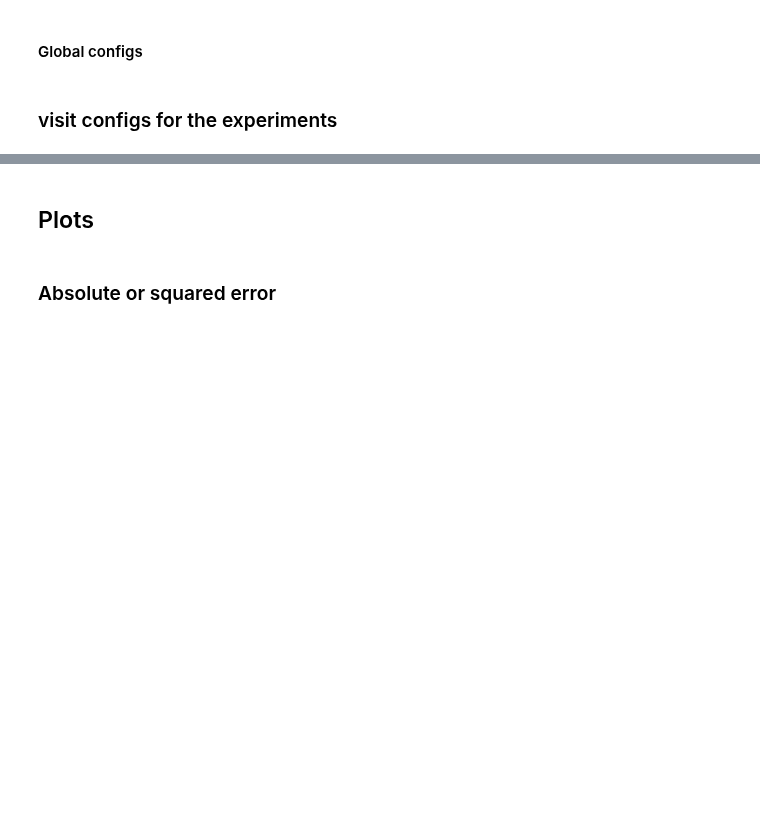
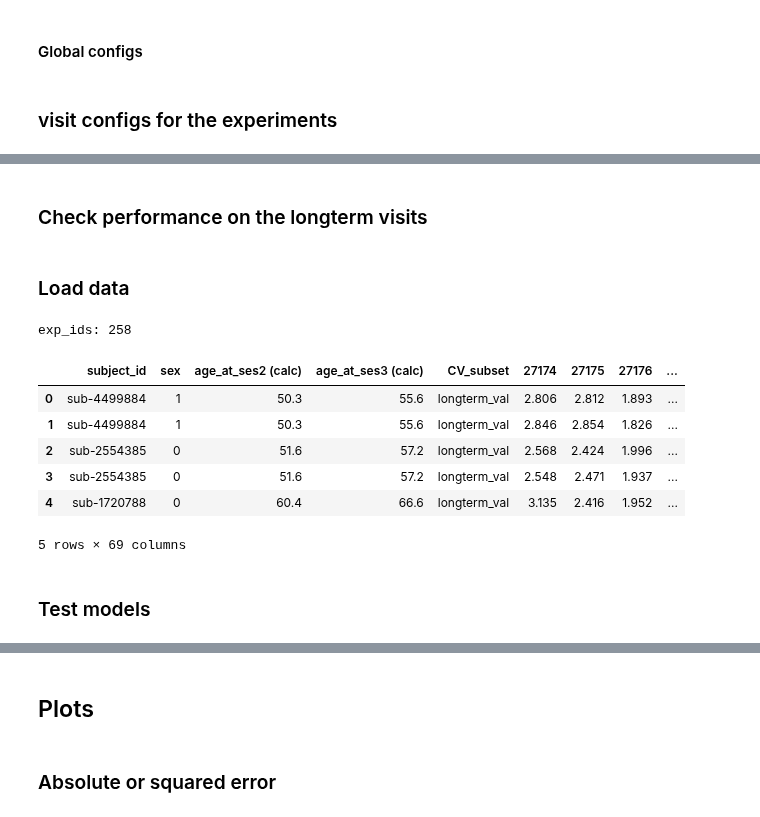
Before and after one commit to nikhil153/brain-diff, a Jupyter notebook: notebooks/3a_baseline_ML_models.ipynb, the cells around one changed output, grey strips where cells are left out. Cells and saved outputs as stored; diff of their text form; code cells hidden in the pictures; blank space fills up the shorter version.

```diff
--- a/notebooks/3a_baseline_ML_models.ipynb
+++ b/notebooks/3a_baseline_ML_models.ipynb
@@ -25,6 +26,7 @@ adni_dir = f"{exp_setup_dir}/adni/"
 ukbb_demographics_csv = f"{ukbb_dir}ukbb_exp_data_demographics.csv"
 ukbb_DKT_csv = f"{ukbb_dir}ukbb_exp_data_DKT.csv"
 ukbb_exp_setup_csv = f"{ukbb_dir}ukbb_exp_setup_shortterm.csv"
+ukbb_longterm_csv = f"{ukbb_dir}ukbb_exp_setup_longterm.csv"
 
 # ADNI Paths
 adni_demographics_csv = f"{adni_dir}adni_exp_data_demographics.csv"
@@ -37,6 +39,9 @@ ukbb_dkt_ct_fields = f"{data_dir}/ukbb/region_field_ids/UKBB_DKT_CT_Fields.csv"
 # ASEG fields and labels
 ukbb_aseg_fields = f"{data_dir}/ukbb/region_field_ids/UKBB_FS_ASEG_Fields.csv"
 ukbb_aseg_vol_fields = f"{data_dir}/ukbb/region_field_ids/UKBB_ASEG_vol_Fields.csv"
+
+# Trained models
+models_dir = f"{data_dir}results/models/"
 # %% [markdown]
 ### UKB short-term data
 #### Labels
@@ -175,0 +176,32 @@ exp_perf_df.groupby(["exp_name","model"]).mean().reset_index()
+# %% [markdown]
+### Check performance on the longterm visits
+# %% [markdown]
+### Load data
+# %%
+ukbb_exp_setup_df = pd.read_csv(ukbb_longterm_csv)
+ukbb_exp_setup_df = ukbb_exp_setup_df[ukbb_exp_setup_df["CV_subset"]=="longterm_val"]
+
+exp_ids = ukbb_exp_setup_df["participant_id"].values
+ukbb_exp_setup_df = ukbb_exp_setup_df[ukbb_exp_setup_df["participant_id"].isin(exp_ids)][demo_cols]
+ukbb_exp_setup_df = ukbb_exp_setup_df.rename(columns={"participant_id":"subject_id"})
+
+print(f"exp_ids: {len(exp_ids)}")
+
+# Read DKT
+DKT_df = pd.read_csv(ukbb_DKT_csv)
+DKT_df = DKT_df[DKT_df["subject_id"].isin(exp_ids)]
+
+exp_data_df = pd.merge(ukbb_exp_setup_df, DKT_df, how="right", on="subject_id")
+
+exp_data_df.head()
+# %% [output]
+exp_ids: 258
+|  | subject_id | sex | age_at_ses2 (calc) | age_at_ses3 (calc) | CV_subset | 27174 | 27175 | 27176 | ... |
+| 0 | sub-4499884 | 1 | 50.3 | 55.6 | longterm_val | 2.806 | 2.812 | 1.893 | ... |
+| 1 | sub-4499884 | 1 | 50.3 | 55.6 | longterm_val | 2.846 | 2.854 | 1.826 | ... |
+| 2 | sub-2554385 | 0 | 51.6 | 57.2 | longterm_val | 2.568 | 2.424 | 1.996 | ... |
+| 3 | sub-2554385 | 0 | 51.6 | 57.2 | longterm_val | 2.548 | 2.471 | 1.937 | ... |
+| 4 | sub-1720788 | 0 | 60.4 | 66.6 | longterm_val | 3.135 | 2.416 | 1.952 | ... |
+5 rows × 69 columns
+# %% [markdown]
+### Test models
```
Also changed, not shown: parts of 16 cells of this notebook, 1 other file.
